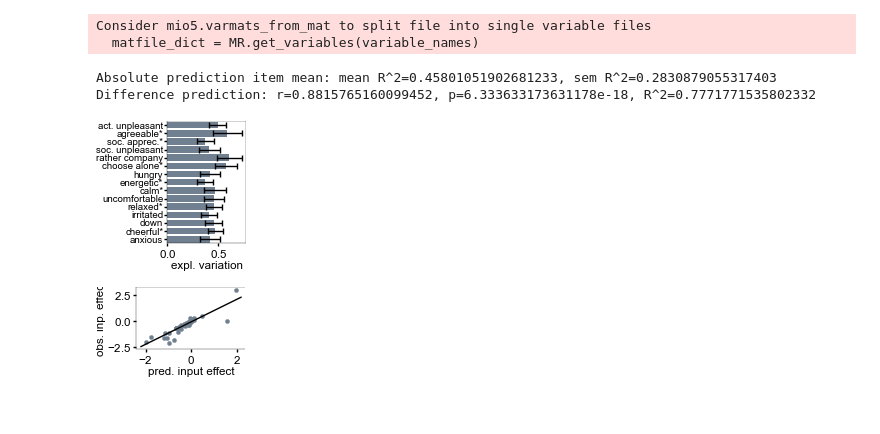
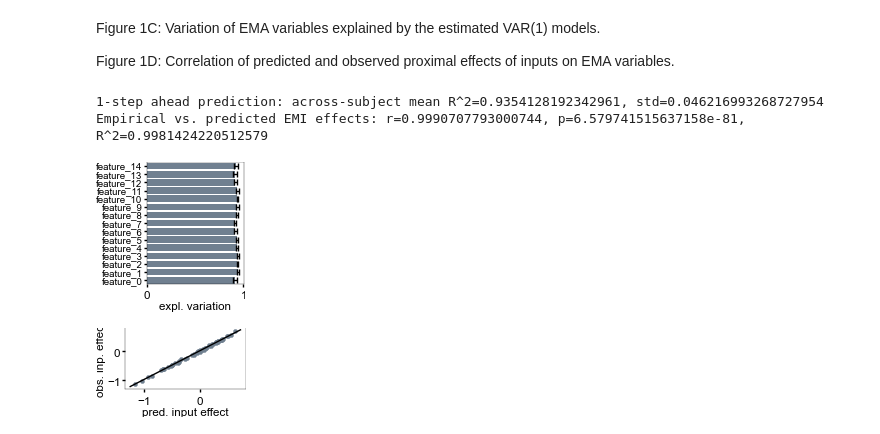
Before and after one commit to antonH22/control_theory_for_emi, a Jupyter notebook: paper_figure1.ipynb, the cells around one changed output. Saved outputs shown, nothing was run; the diff lists cells and outputs as text; code cells hidden in the pictures; blank space fills up the shorter version.

Commit message:
added readme file, revised figures

```diff
--- a/paper_figure1.ipynb
+++ b/paper_figure1.ipynb
@@ -1,6 +1,14 @@
+# %%
+### If testing, data is randomly generated, and plots are not saved.
+### For performing the analysis with actual data, set TEST = False.
+TEST = True
+# %% [markdown]
+Figure 1C: Variation of EMA variables explained by the estimated VAR(1) models.
+
+Figure 1D: Correlation of predicted and observed proximal effects of inputs on EMA variables.
 # %%
 from ctrl import utils
-from ctrl.discrete_optimal_control2 import LQR
+from ctrl.discrete_optimal_control import LQR
 import custom_rcparams_paper as crc
 import matplotlib.pyplot as plt
 import matplotlib as mpl
@@ -8,9 +16,12 @@ import numpy as np
 from scipy.stats import sem
 import os
 
-os.makedirs('figures', exist_ok=True)
+if TEST:
+    data = utils.generate_random_dataset(10, 50)
+else:
+    data = utils.load_data()
+    os.makedirs('figures', exist_ok=True)
 
-data = utils.load_data()
 N = len(data)
 n_feat = len(data[0]['Xlabs'])
 n_emis = len(data[0]['Ilabs'])
@@ -22,59 +33,61 @@ Xpred = []
 
 for j in range(len(data)):
     A = data[j]['A']
-    B = data[j]['C']
+    B = data[j]['B']
     X = data[j]['X']
     Xnan = data[j]['Xnan']
     U = data[j]['Inp']
 
-    prediction = LQR.step(A, B, X, U)[:-1]
+    prediction = LQR.step(A, B, X, U)[:-1]  # Make a 1-step ahead prediction with the model
     Xpred.append(prediction)
-
-    mask = np.isnan(Xnan[:-1])
+    mask = np.isnan(Xnan[:-1])              # We only analyze the data which is not missing (leaving out imputed data)
     prediction[mask] = np.nan
 
+    ### For figure 1C: Explained variance of the trajectory
     determination_coeff[j] = 1 - (np.nansum((prediction - Xnan[1:])**2, axis=0)
                                   / np.nansum((np.nanmean(Xnan[1:], axis=0, keepdims=True) - Xnan[1:])**2, axis=0))
 
+    ### For figure 1D: Predicted and empirical proximal effects of EMI
+    ### The proximal effect if the difference between the EMA values before and after an EMI.
     for e in range(n_emis):
         Xnan_before = Xnan[:-1][U[:-1,e]==1]
         Xnan_after = Xnan[1:][U[:-1,e]==1]
         emi_effects[j,e] = np.nanmean(Xnan_after - Xnan_before, axis=0)
         predicted_after = prediction[U[:-1,e]==1]
         predicted_effects[j,e] = np.nanmean((predicted_after - Xnan_before), axis=0)
 
     for f in range(n_feat):
         mask = ~np.isnan(Xnan[1:][:,f]) & ~np.isnan(prediction[:,f])
         r_squared[j,f] = np.corrcoef(prediction[mask,f], Xnan[1:][mask, f])[0,1]**2
 
 with mpl.rc_context({'ytick.labelsize':'x-small'}):
     fig, ax = plt.subplots(1,1, figsize=(1.5,1.5))
     ax.barh(range(n_feat), np.nanmean(r_squared, axis=0), color=crc.colors.features,
                 xerr=sem(r_squared, axis=0, nan_policy='omit'), error_kw={'linewidth':1}, ecolor=crc.colors.errorbars)
     ax.set_yticks(np.arange(n_feat), labels=data[0]['Xlabs'])
     ax.set_ylim((-0.5, n_feat-0.5))
     ax.set_xlabel('expl. variation')
-    fig.savefig('figures/figure1C.png')
+    if not TEST:
+        fig.savefig('figures/figure1C.png')
 
 
 fig, ax = plt.subplots(1,1,figsize=(1.5,0.9))
 predicted_effects[np.isnan(emi_effects)] = np.nan
 predicted_effects = np.nanmean(predicted_effects, axis=0)
 emi_effects = np.nanmean(emi_effects, axis=0)
 ax, corr = utils.plot_regression(predicted_effects.flatten(), emi_effects.flatten(),
                       scatter_kwargs={'color':crc.colors.standard}, line_kwargs={'color':'k'}, ax=ax,
                       nan_policy='omit')
 ax.set_xlabel('pred. input effect')
 ax.set_ylabel('obs. inp. effect')
+if not TEST:
+    fig.savefig('figures/figure1D.png')
+    fig.savefig('figures/figure1D.svg')
 
-fig.savefig('figures/figure1D.png')
-
-print(f"Absolute prediction item mean: mean R^2={np.nanmean(r_squared)}, std R^2={np.nanstd(r_squared)}")
-print(f'Difference prediction: r={corr.statistic}, p={corr.pvalue}, R^2={corr.statistic**2}')
+print(f"1-step ahead prediction: across-subject mean R^2={np.nanmean(r_squared)}, std={np.nanstd(r_squared)}")
+print(f'Empirical vs. predicted EMI effects: r={corr.statistic}, p={corr.pvalue}, R^2={corr.statistic**2}')
 # %% [output]
-Consider mio5.varmats_from_mat to split file into single variable files
-  matfile_dict = MR.get_variables(variable_names)
+1-step ahead prediction: across-subject mean R^2=0.9354128192342961, std=0.046216993268727954
+Empirical vs. predicted EMI effects: r=0.9990707793000744, p=6.579741515637158e-81, R^2=0.9981424220512579
-Absolute prediction item mean: mean R^2=0.45801051902681233, sem R^2=0.2830879055317403
-Difference prediction: r=0.8815765160099452, p=6.333633173631178e-18, R^2=0.7771771535802332
-[figure, old version]
+[figure, new version]
-[figure, old version]
+[figure, new version]
```
Also changed, not shown: 7 other files.
